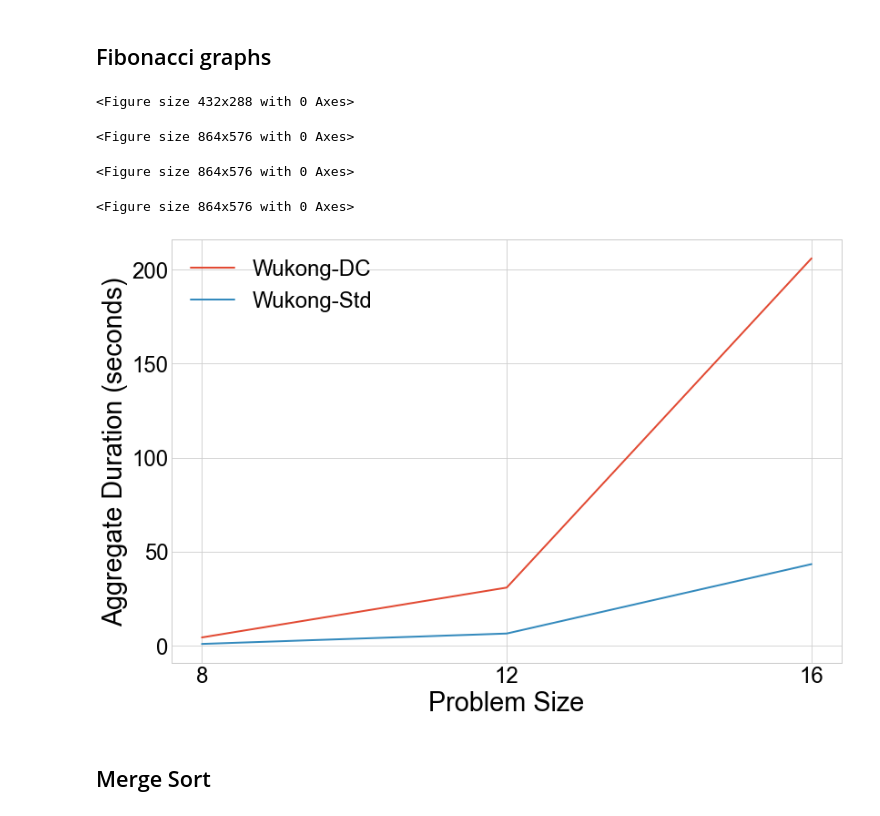
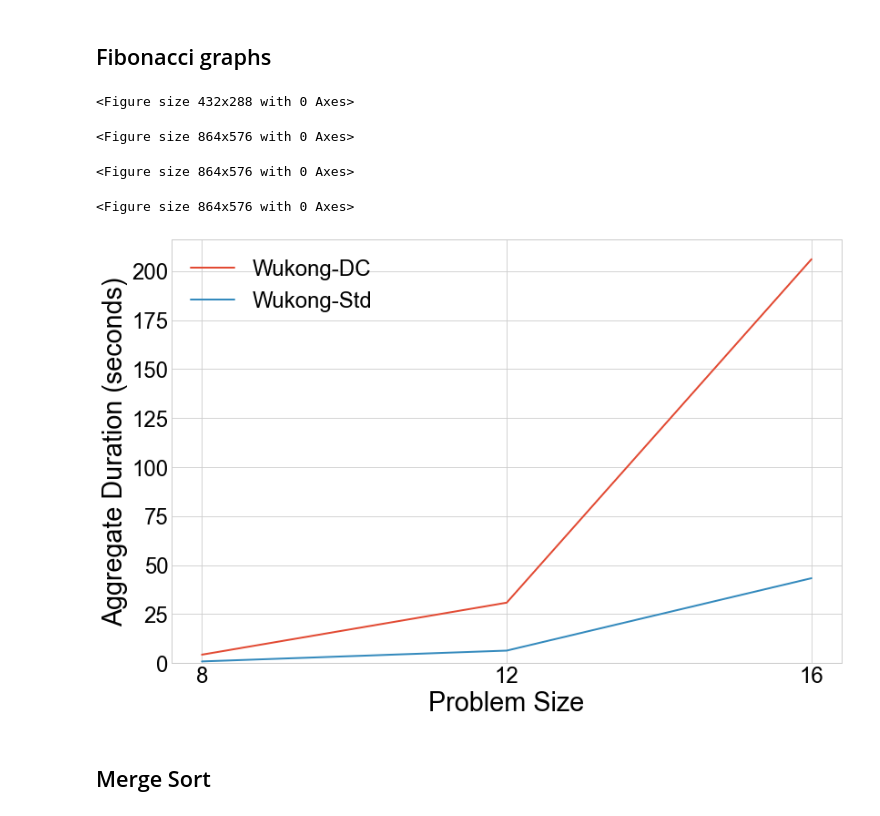
Before and after one commit to Scusemua/WukongDynamic, a Jupyter notebook: Python/data/analysis.ipynb, the cells around one changed output. Cells and saved outputs as stored; diff of their text form; code cells hidden in the pictures.

```diff
--- a/Python/data/analysis.ipynb
+++ b/Python/data/analysis.ipynb
@@ -180,6 +180,7 @@ ax.plot([8,12,16], wukong_dc_time_averages, label = "Wukong-DC")
 ax.plot([8,12,16], wukong2_time_averages, label = "Wukong-Std")
 ax.set_xlabel("Problem Size")
 ax.set_xticks([8,12,16])
+ax.set_ylim(ymin=0)
 ax.set_ylabel("Average Runtime (seconds)")
 plt.tight_layout()
 plt.legend()
@@ -191,39 +192,42 @@ ax.plot([8,12,16], wukong_dc_cost_averages, label = "Wukong-DC")
 ax.plot([8,12,16], wukong2_cost_averages, label = "Wukong-Std")
 ax.set_xlabel("Problem Size")
 ax.set_xticks([8,12,16])
+ax.set_ylim(ymin=0)
 ax.set_ylabel("Average Cost (USD)")
 plt.tight_layout()
 plt.legend()
 plt.savefig("fibonacci_cost.pdf")
 
 
 plt.clf()
 fig, ax = plt.subplots(figsize=(12,8))
 ax.plot([8,12,16], wukong_dc_num_lambdas_averages, label = "Wukong-DC")
 ax.plot([8,12,16], wukong2_num_lambdas_averages, label = "Wukong-Std")
 ax.set_xlabel("Problem Size")
 ax.set_xticks([8,12,16])
+ax.set_ylim(ymin=0)
 ax.set_ylabel("Number of Lambdas")
 plt.tight_layout()
 plt.legend()
 plt.savefig("fibonacci_num_lambdas.pdf")
 
 plt.clf()
 fig, ax = plt.subplots(figsize=(12,8))
 ax.plot([8,12,16], wukong_dc_agg_dur_averages, label = "Wukong-DC")
 ax.plot([8,12,16], wukong2_agg_dur_averages, label = "Wukong-Std")
 ax.set_xlabel("Problem Size")
 ax.set_xticks([8,12,16])
+ax.set_ylim(ymin=0)
 ax.set_ylabel("Aggregate Duration (seconds)")
 plt.tight_layout()
 plt.legend()
 plt.savefig("fibonacci_agg_dur.pdf")
 # %% [output]
 <Figure size 432x288 with 0 Axes>
 <Figure size 864x576 with 0 Axes>
 <Figure size 864x576 with 0 Axes>
 <Figure size 864x576 with 0 Axes>
-[figure, old version]
+[figure, new version]
 # %% [markdown]
 ## Merge Sort
 # %%
```
Also changed, not shown: parts of 4 cells of this notebook, 3 other files.
